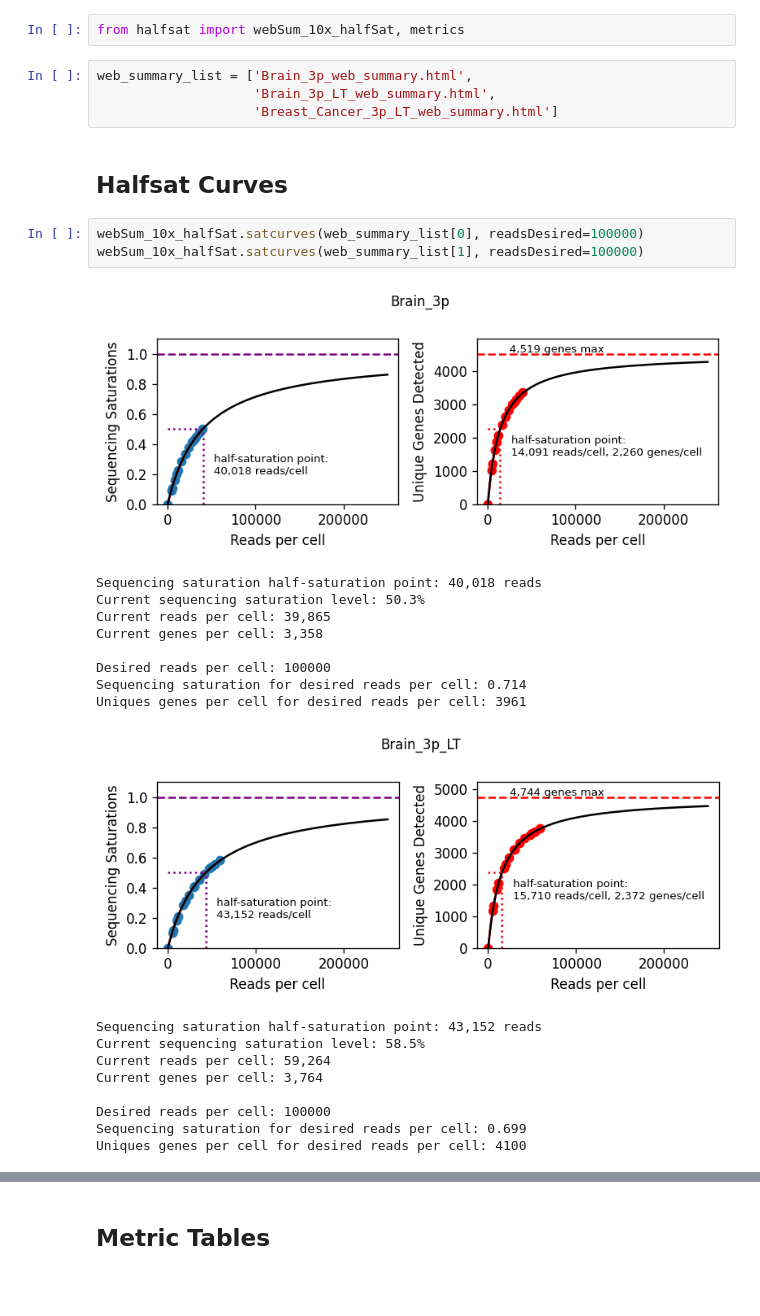
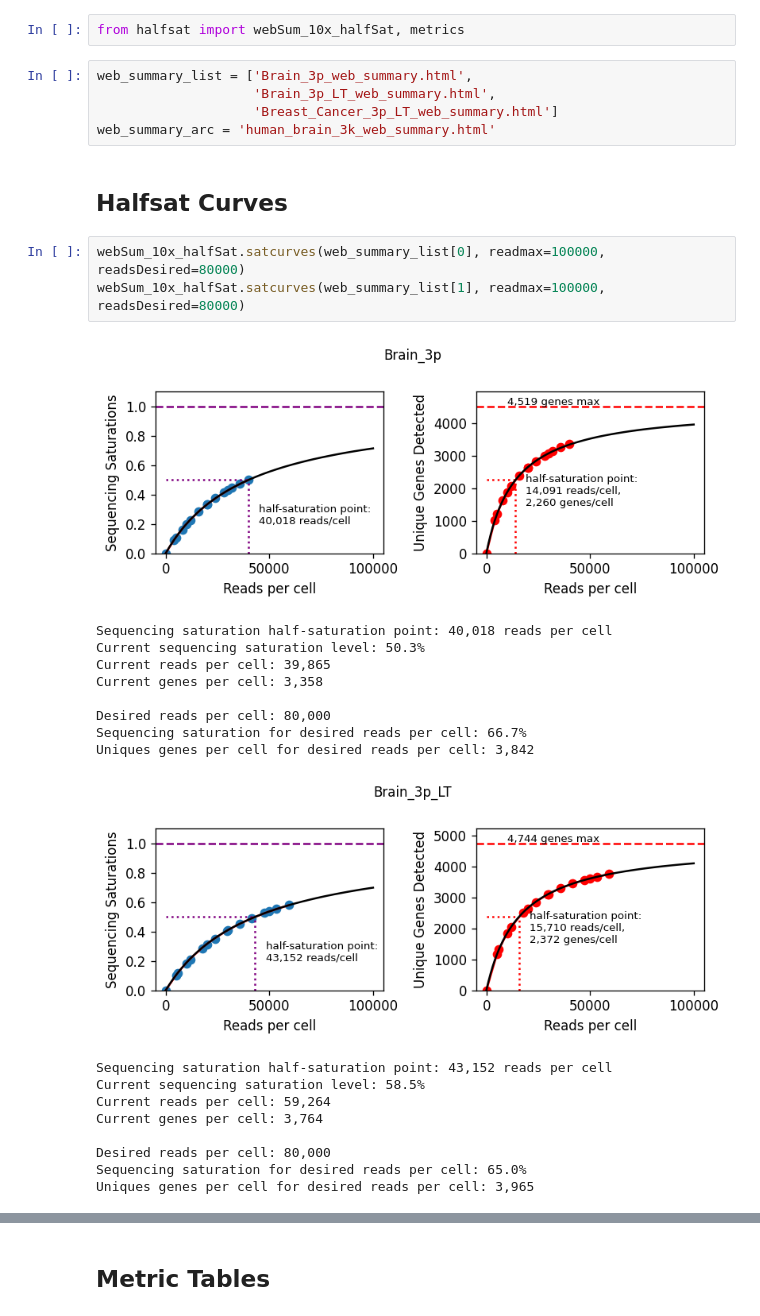
Before and after one commit to jpreall/halfsat, a Jupyter notebook: Example/halfSat-example.ipynb, the cells around one changed output, grey strips where cells are left out. Cells and saved outputs as stored; diff of their text form; blank space fills up the shorter version.

```diff
--- a/Example/halfSat-example.ipynb
+++ b/Example/halfSat-example.ipynb
@@ -11,27 +11,28 @@ from halfsat import webSum_10x_halfSat, metrics
 web_summary_list = ['Brain_3p_web_summary.html',
                     'Brain_3p_LT_web_summary.html',
                     'Breast_Cancer_3p_LT_web_summary.html']
+web_summary_arc = 'human_brain_3k_web_summary.html'
 # %% [markdown]
 ## Halfsat Curves
 # %%
-webSum_10x_halfSat.satcurves(web_summary_list[0], readsDesired=100000)
-webSum_10x_halfSat.satcurves(web_summary_list[1], readsDesired=100000)
+webSum_10x_halfSat.satcurves(web_summary_list[0], readmax=100000, readsDesired=80000)
+webSum_10x_halfSat.satcurves(web_summary_list[1], readmax=100000, readsDesired=80000)
 # %% [output]
-[figure, old version]
+[figure, new version]
-Sequencing saturation half-saturation point: 40,018 reads
+Sequencing saturation half-saturation point: 40,018 reads per cell
 Current sequencing saturation level: 50.3%
 Current reads per cell: 39,865
 Current genes per cell: 3,358
 
-Desired reads per cell: 100000
-Sequencing saturation for desired reads per cell: 0.714
-Uniques genes per cell for desired reads per cell: 3961
+Desired reads per cell: 80,000
+Sequencing saturation for desired reads per cell: 66.7%
+Uniques genes per cell for desired reads per cell: 3,842
-[figure, old version]
+[figure, new version]
-Sequencing saturation half-saturation point: 43,152 reads
+Sequencing saturation half-saturation point: 43,152 reads per cell
 Current sequencing saturation level: 58.5%
 Current reads per cell: 59,264
 Current genes per cell: 3,764
 
-Desired reads per cell: 100000
-Sequencing saturation for desired reads per cell: 0.699
-Uniques genes per cell for desired reads per cell: 4100
+Desired reads per cell: 80,000
+Sequencing saturation for desired reads per cell: 65.0%
+Uniques genes per cell for desired reads per cell: 3,965
```
Also changed, not shown: parts of 7 cells of this notebook.
